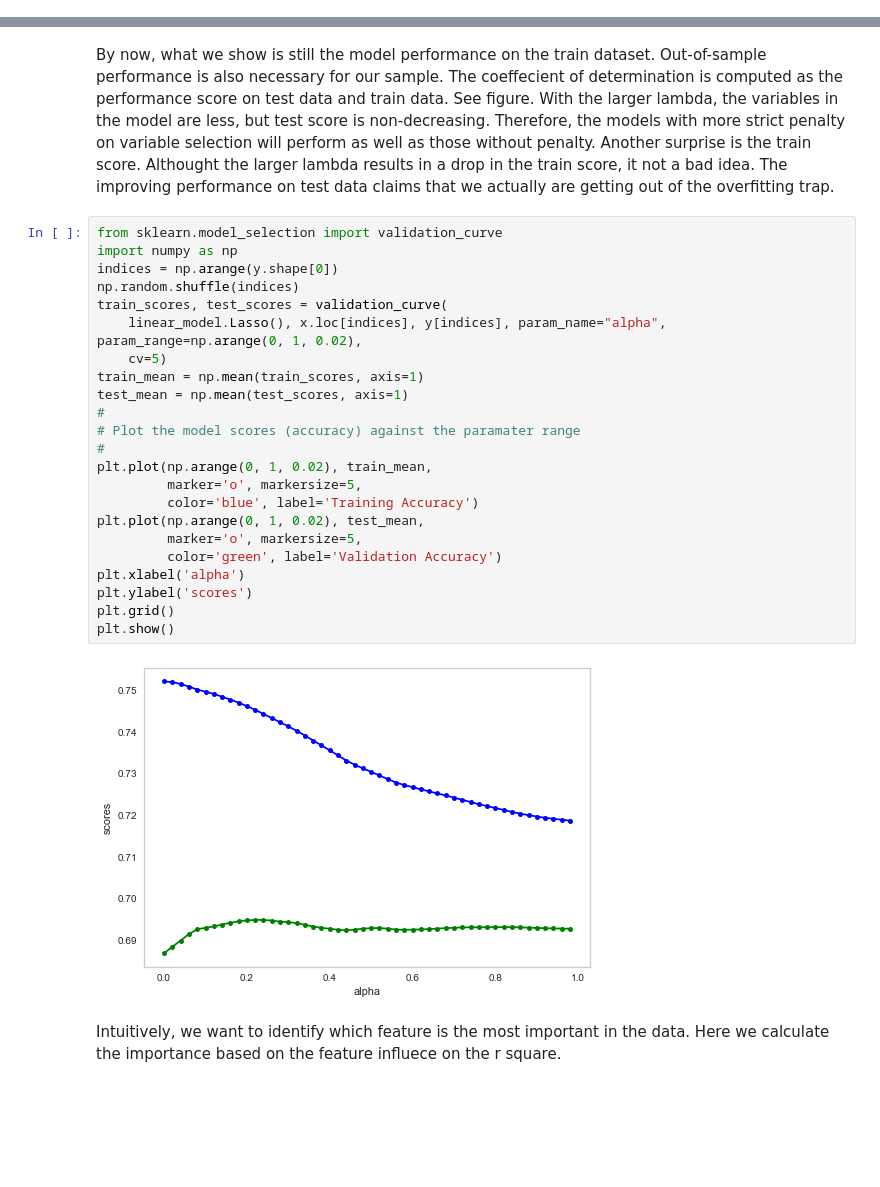
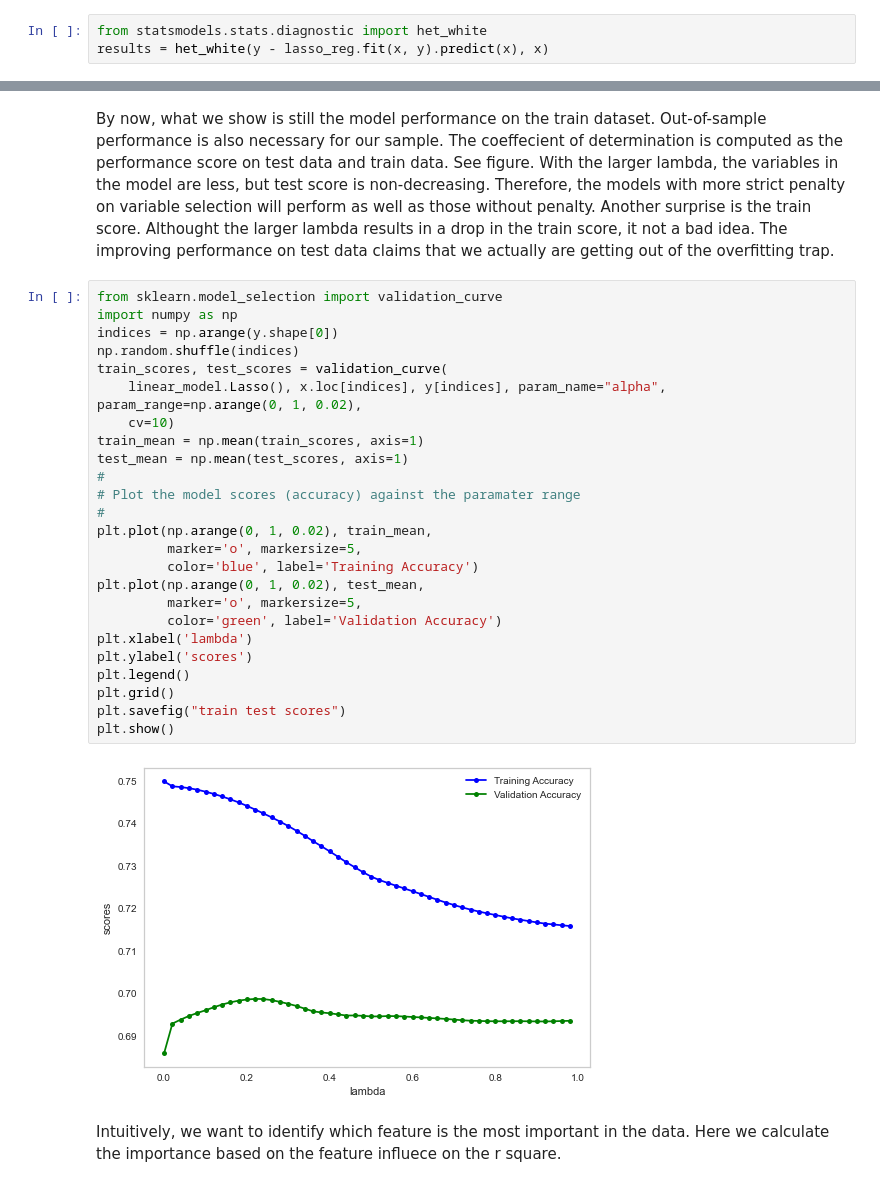
Before and after one commit to hahashuo/STAT628-Mod2, a Jupyter notebook: Diagnostics.ipynb, the cells around one changed output, grey strips where cells are left out. Drawn from its saved outputs; the diff is of its cells as text; blank space fills up the shorter version.

Commit message:
Upload figures in diagnostics, including cook's distance plot, residual plot and train&test performance

```diff
--- a/Diagnostics.ipynb
+++ b/Diagnostics.ipynb
@@ -96,3 +95,6 @@ visualizer_residuals.show()
 # %% [output]
 [figure]
 <AxesSubplot:title={'center':'Residuals for Lasso Model'}, xlabel='Predicted Value', ylabel='Residuals'>
+# %%
+from statsmodels.stats.diagnostic import het_white
+results = het_white(y - lasso_reg.fit(x, y).predict(x), x)
@@ -204,28 +267,30 @@ Another surprise is the train score. Althought the larger lambda results in a dr
 # %%
 from sklearn.model_selection import validation_curve
 import numpy as np
 indices = np.arange(y.shape[0])
 np.random.shuffle(indices)
 train_scores, test_scores = validation_curve(
     linear_model.Lasso(), x.loc[indices], y[indices], param_name="alpha", param_range=np.arange(0, 1, 0.02),
-    cv=5)
+    cv=10)
 train_mean = np.mean(train_scores, axis=1)
 test_mean = np.mean(test_scores, axis=1)
 #
 # Plot the model scores (accuracy) against the paramater range
 #
 plt.plot(np.arange(0, 1, 0.02), train_mean,
          marker='o', markersize=5,
          color='blue', label='Training Accuracy')
 plt.plot(np.arange(0, 1, 0.02), test_mean,
          marker='o', markersize=5,
          color='green', label='Validation Accuracy')
-plt.xlabel('alpha')
+plt.xlabel('lambda')
 plt.ylabel('scores')
+plt.legend()
 plt.grid()
+plt.savefig("train test scores")
 plt.show()
 # %% [output]
-[figure, old version]
+[figure, new version]
 # %% [markdown]
 Intuitively, we want to identify which feature is the most important in the data. Here we calculate the importance based on the feature influece on the r square.
 # %%
```
Also changed, not shown: parts of 14 cells of this notebook, 3 other files.
